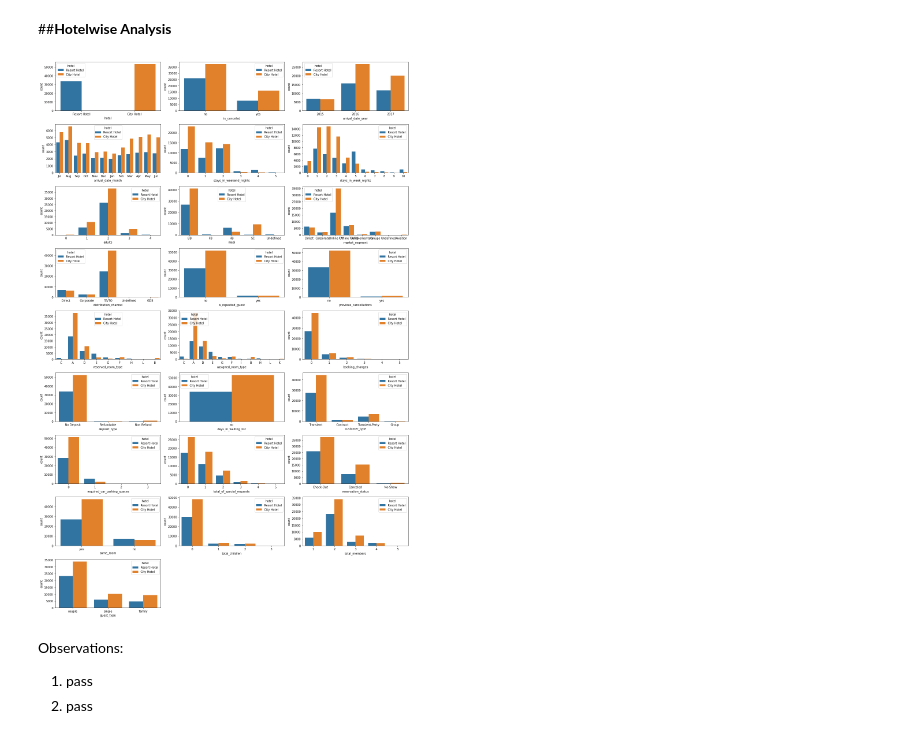
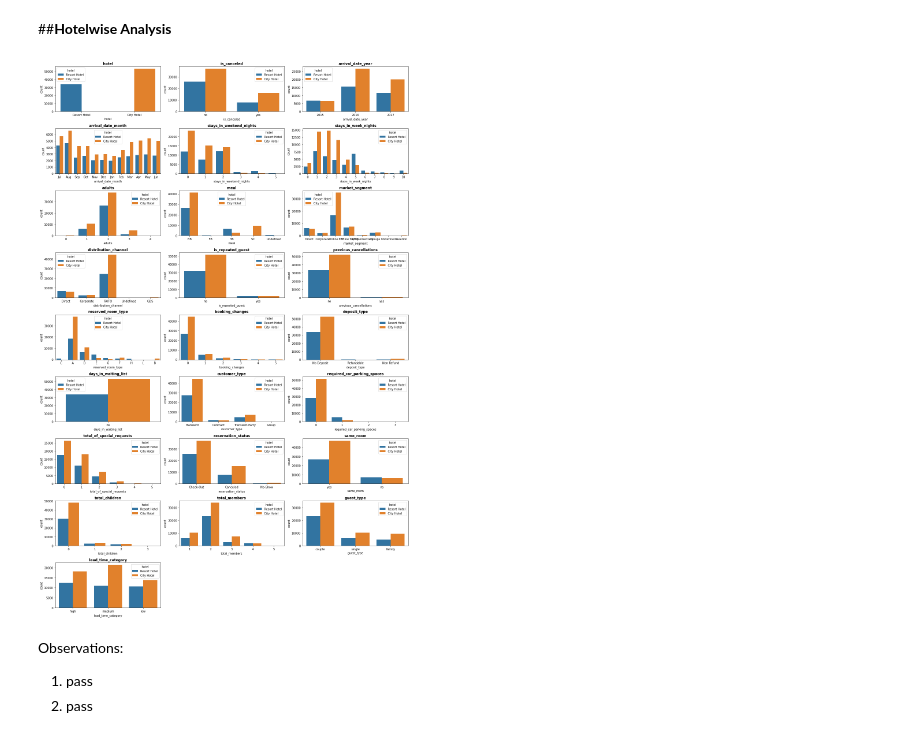
Before and after one commit to s-kp/CapstoneProject-EDA, a Jupyter notebook: Hotel_Booking_Analysis_Capstone_Project.ipynb, the cells around one changed output. Cells and saved outputs as stored; diff of their text form; code cells hidden in the pictures.

```diff
--- a/Hotel_Booking_Analysis_Capstone_Project.ipynb
+++ b/Hotel_Booking_Analysis_Capstone_Project.ipynb
@@ -228,10 +228,13 @@ new_df['same_room'] = np.where(new_df['reserved_room_type']==new_df['assigned_ro
 new_df['total_children'] = new_df['children'] + new_df['babies']
 new_df['total_members'] = new_df['total_children'] + new_df['adults']
 new_df["total_nights"] = new_df['stays_in_weekend_nights'] + new_df['stays_in_week_nights']
-new_df['guest_type']= np.where(new_df['total_members']==1,'single',np.where(new_df['total_members']==2,'couple','family'))
+new_df['guest_type']= np.where(new_df['total_members']==1,'single',
+                      np.where(new_df['total_members']==2,'couple','family'))
+new_df['lead_time_category']= np.where(new_df.lead_time<15,'low',
+                              np.where((new_df.lead_time>15)&(new_df.lead_time<90),'medium','high'))
 # %%
 # dropping the columns since we merged both the columns as total_children
-new_df.drop(['children','babies','previous_bookings_not_canceled'],axis = 1,inplace=True)
+new_df.drop(['children','babies','previous_bookings_not_canceled','assigned_room_type'],axis = 1,inplace=True)
 # %%
 # Making a list of features where number of unique values <= 2
 boolean_features = [i for i in new_df.columns if len(new_df[i].value_counts()) <= 2]
@@ -287,6 +290,7 @@ plt.figure(figsize=(18,r*3))
 for n,column in enumerate(target):
   plot = plt.subplot(r,3,n+1)
   sns.countplot(new_df[column]).margins(y=0.15)
+  plt.title(f'{column}',weight='bold')
   plt.tight_layout()
   annot_percent(plot)
 # %% [output]
@@ -302,12 +306,13 @@ Observations:
 # %%
 # Hotelwise Comparative Analysis
 plt.figure(figsize=(18,r*3))
 for n,column in enumerate(target):
   plot = plt.subplot(r,3,n+1)
   sns.countplot(new_df[column],x= column, hue=new_df['hotel'])
+  plt.title(f'{column}',weight='bold')
   plt.tight_layout()
 # %% [output]
-[figure, old version]
+[figure, new version]
 # %% [markdown]
 Observations:
 1. pass
```
Also changed, not shown: parts of 16 cells of this notebook.
